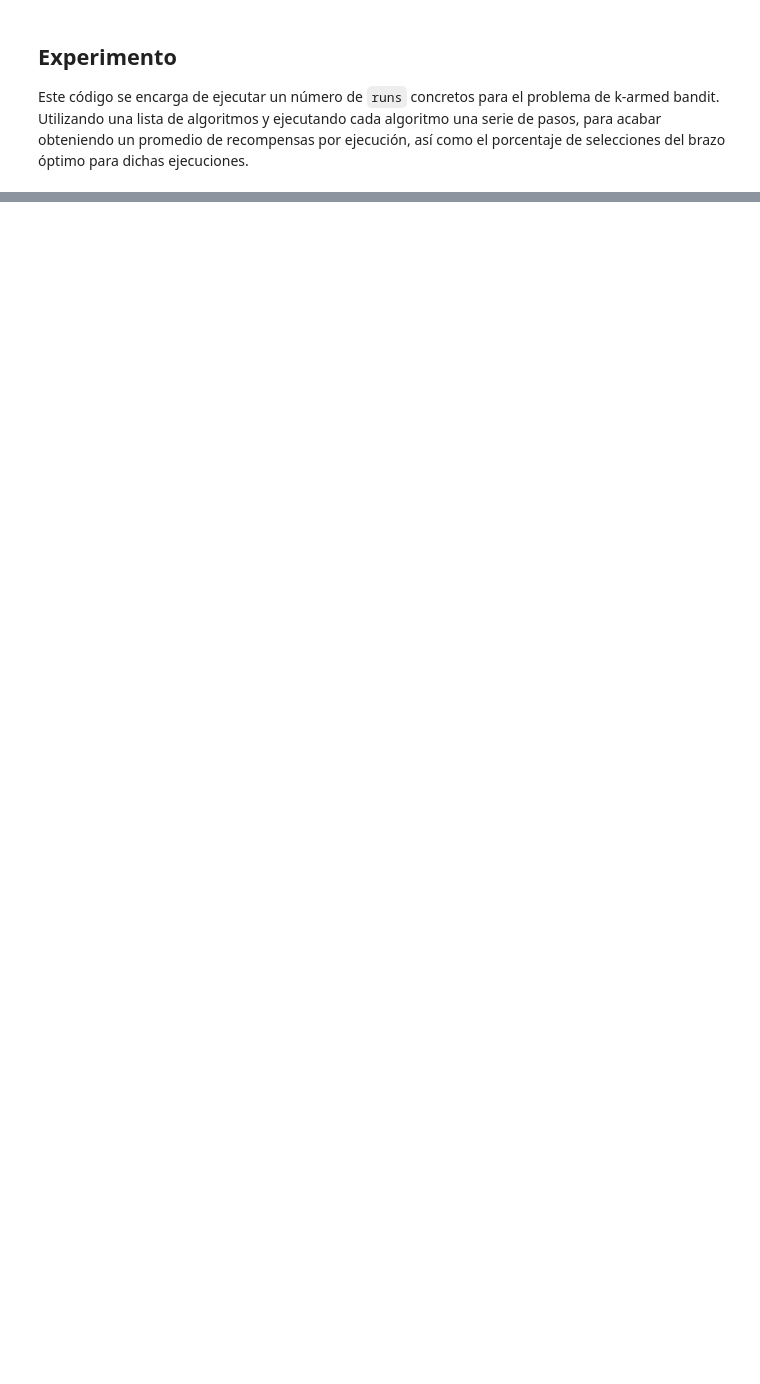
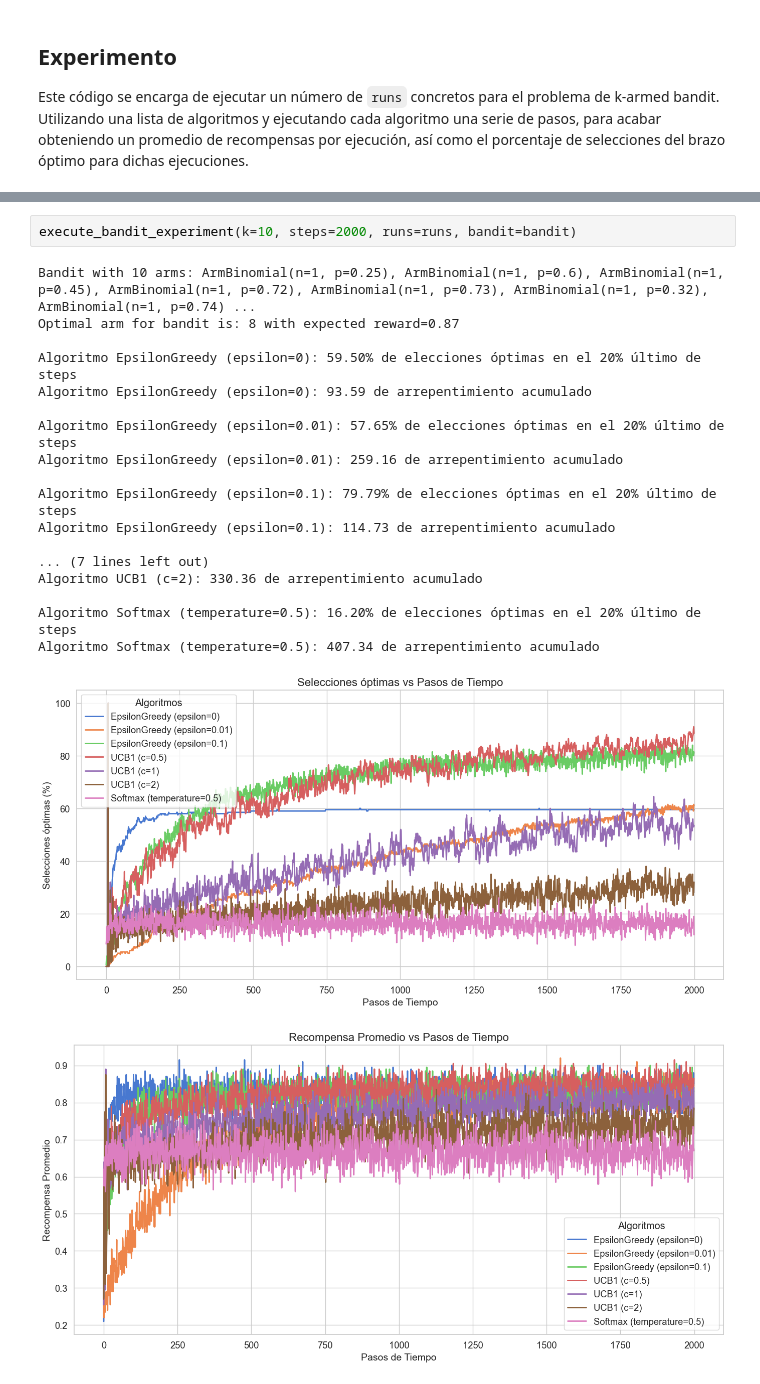
Before and after one commit to miguelangelortizpenaranda/ortizpastorserna, a Jupyter notebook: bandit_experiment_bernoulli.ipynb, the cells around one changed output, grey strips where cells are left out. Saved outputs shown, nothing was run; the diff lists cells and outputs as text; blank space fills up the shorter version.

```diff
--- a/bandit_experiment_bernoulli.ipynb
+++ b/bandit_experiment_bernoulli.ipynb
@@ -164,0 +214,22 @@ Optimal arm for bandit is: 8 with expected reward=0.87
+# %%
+execute_bandit_experiment(k=10, steps=2000, runs=runs, bandit=bandit)
+# %% [output]
+Bandit with 10 arms: ArmBinomial(n=1, p=0.25), ArmBinomial(n=1, p=0.6), ArmBinomial(n=1, p=0.45), ArmBinomial(n=1, p=0.72), ArmBinomial(n=1, p=0.73), ArmBinomial(n=1, p=0.32), ArmBinomial(n=1, p=0.74) ...
+Optimal arm for bandit is: 8 with expected reward=0.87
+
+Algoritmo EpsilonGreedy (epsilon=0): 59.50% de elecciones óptimas en el 20% último de steps
+Algoritmo EpsilonGreedy (epsilon=0): 93.59 de arrepentimiento acumulado
+
+Algoritmo EpsilonGreedy (epsilon=0.01): 57.65% de elecciones óptimas en el 20% último de steps
+Algoritmo EpsilonGreedy (epsilon=0.01): 259.16 de arrepentimiento acumulado
+
+Algoritmo EpsilonGreedy (epsilon=0.1): 79.79% de elecciones óptimas en el 20% último de steps
+Algoritmo EpsilonGreedy (epsilon=0.1): 114.73 de arrepentimiento acumulado
+
+... (7 lines left out)
+Algoritmo UCB1 (c=2): 330.36 de arrepentimiento acumulado
+
+Algoritmo Softmax (temperature=0.5): 16.20% de elecciones óptimas en el 20% último de steps
+Algoritmo Softmax (temperature=0.5): 407.34 de arrepentimiento acumulado
+[figure, added]
+[figure, added]
```
Also changed, not shown: parts of 26 cells of this notebook, 3 other files.
